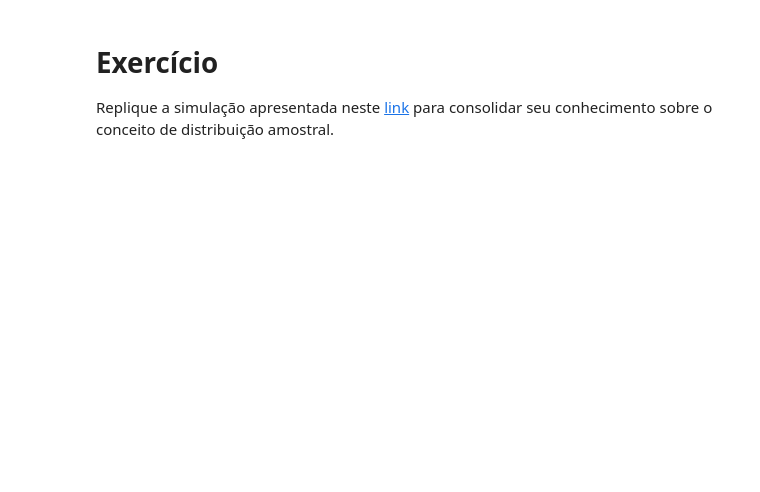
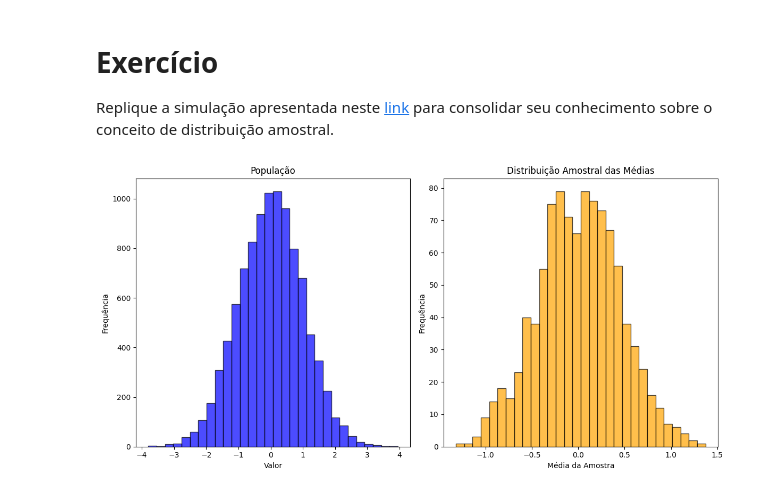
Before and after one commit to AILAB-CEFET-RJ/gcc1625, a Jupyter notebook: notebooks/02_distribuicoes_amostrais.ipynb, the cells around one changed output. Cells and saved outputs as stored; diff of their text form; code cells hidden in the pictures; blank space fills up the shorter version.

Commit message:
Atualiza conteúdo sobre distribuições amostrais.

```diff
--- a/notebooks/02_distribuicoes_amostrais.ipynb
+++ b/notebooks/02_distribuicoes_amostrais.ipynb
@@ -162,3 +161,44 @@ print(var_pop / n)
 # Exercício
 
 Replique a simulação apresentada neste [link](https://python.plainenglish.io/making-sense-of-sampling-distributions-39598b575fbe) para consolidar seu conhecimento sobre o conceito de distribuição amostral.
+# %%
+import numpy as np
+import matplotlib.pyplot as plt
+
+# Definindo os parâmetros da distribuição normal
+mu = 0      # média
+sigma = 1   # desvio padrão
+populacao_tamanho = 10000
+amostra_tamanho = 5
+num_amostras = 1000
+
+# Gerando a população
+populacao = np.random.normal(mu, sigma, populacao_tamanho)
+
+# Criando a distribuição amostral
+medias_amostrais = []
+
+for _ in range(num_amostras):
+    amostra = np.random.choice(populacao, size=amostra_tamanho)
+    medias_amostrais.append(np.mean(amostra))
+
+# Plotando a população
+plt.figure(figsize=(12, 6))
+
+plt.subplot(1, 2, 1)
+plt.hist(populacao, bins=30, alpha=0.7, color='blue', edgecolor='black')
+plt.title('População')
+plt.xlabel('Valor')
+plt.ylabel('Frequência')
+
+# Plotando a distribuição amostral
+plt.subplot(1, 2, 2)
+plt.hist(medias_amostrais, bins=30, alpha=0.7, color='orange', edgecolor='black')
+plt.title('Distribuição Amostral das Médias')
+plt.xlabel('Média da Amostra')
+plt.ylabel('Frequência')
+
+plt.tight_layout()
+plt.show()
+# %% [output]
+[figure, added]
```
Also changed, not shown: parts of 5 cells of this notebook, 1 other file.
